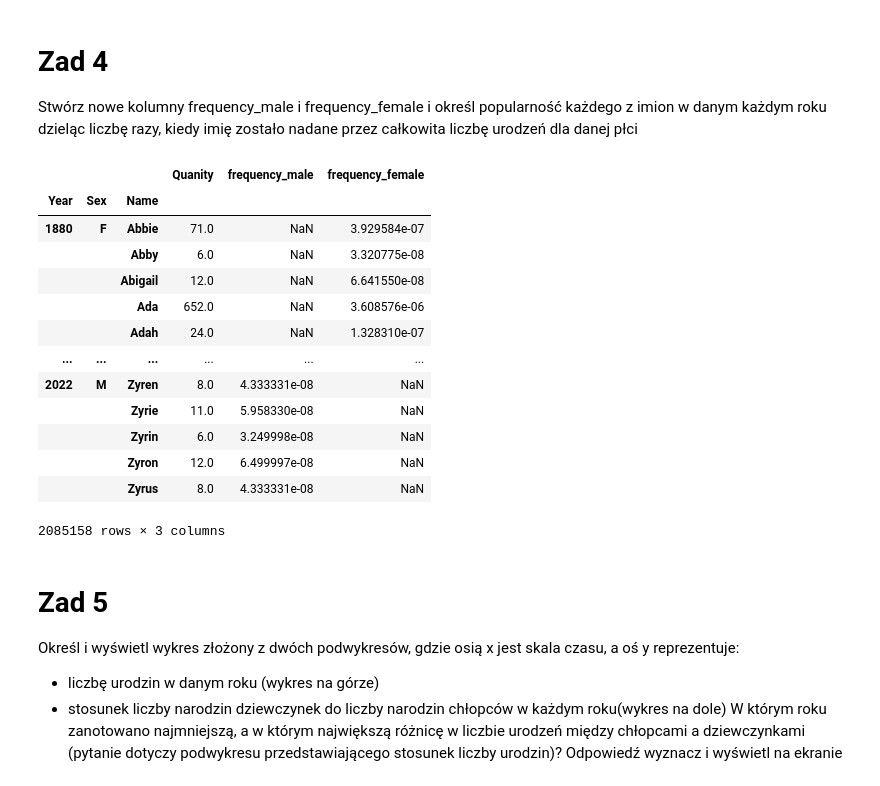
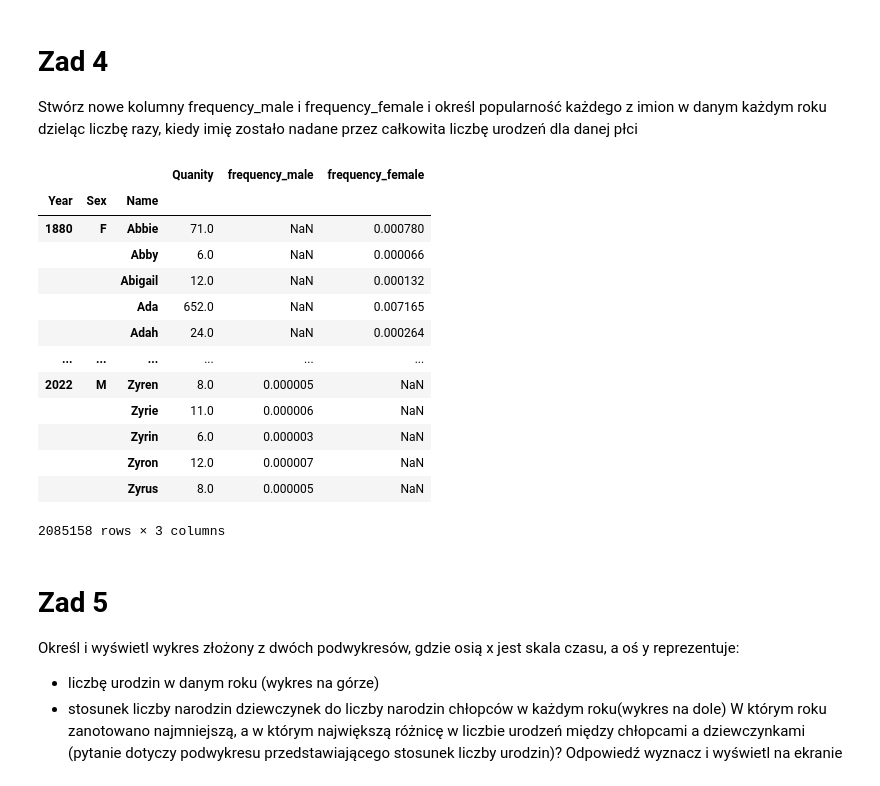
Before and after one commit to pawel-gawron/EAD-Eksploracyjna-analiza-danych, a Jupyter notebook: Lab 05 - Projekt pandas Matplotlib/Lab_05.ipynb, the cells around one changed output. Saved outputs shown, nothing was run; the diff lists cells and outputs as text; code cells hidden in the pictures.

```diff
--- a/Lab 05 - Projekt pandas Matplotlib/Lab_05.ipynb
+++ b/Lab 05 - Projekt pandas Matplotlib/Lab_05.ipynb
@@ -70,27 +70,33 @@ Stwórz nowe kolumny frequency_male i frequency_female i określ popularność k
 # %%
 names_df_pivot = names_df.pivot_table(index=['Year', 'Sex', 'Name'], values='Quanity')
 
-names_male_freq = names_df_pivot.loc[(slice(None), 'M'), :].apply(lambda x: x.values/x.sum())
-names_female_freq = names_df_pivot.loc[(slice(None), 'F'), :].apply(lambda x: x.values/x.sum())
+births_by_year = names_df_pivot.groupby(['Year', 'Sex']).sum()
+
+# names_male_freq = names_df_pivot.loc[(slice(None), 'M'), :].apply(lambda x: x.values/x.sum())
+# names_female_freq = names_df_pivot.loc[(slice(None), 'F'), :].apply(lambda x: x.values/x.sum())
+
+names_male_freq = names_df_pivot.loc[(slice(None), 'M'), :] / births_by_year.loc[(slice(None), 'M'), :]
+names_female_freq = names_df_pivot.loc[(slice(None), 'F'), :] / births_by_year.loc[(slice(None), 'F'), :]
+
 
 names_df_pivot['frequency_male'] = names_male_freq
 names_df_pivot['frequency_female'] = names_female_freq
 
 names_df_pivot
 # %% [output]
 |  |  |  | Quanity | frequency_male | frequency_female |
 | Year | Sex | Name |  |  |  |
-| 1880 | F | Abbie | 71.0 | NaN | 3.929584e-07 |
-|  |  | Abby | 6.0 | NaN | 3.320775e-08 |
-|  |  | Abigail | 12.0 | NaN | 6.641550e-08 |
-|  |  | Ada | 652.0 | NaN | 3.608576e-06 |
-|  |  | Adah | 24.0 | NaN | 1.328310e-07 |
+| 1880 | F | Abbie | 71.0 | NaN | 0.000780 |
+|  |  | Abby | 6.0 | NaN | 0.000066 |
+|  |  | Abigail | 12.0 | NaN | 0.000132 |
+|  |  | Ada | 652.0 | NaN | 0.007165 |
+|  |  | Adah | 24.0 | NaN | 0.000264 |
 | ... | ... | ... | ... | ... | ... |
-| 2022 | M | Zyren | 8.0 | 4.333331e-08 | NaN |
-|  |  | Zyrie | 11.0 | 5.958330e-08 | NaN |
-|  |  | Zyrin | 6.0 | 3.249998e-08 | NaN |
-|  |  | Zyron | 12.0 | 6.499997e-08 | NaN |
-|  |  | Zyrus | 8.0 | 4.333331e-08 | NaN |
+| 2022 | M | Zyren | 8.0 | 0.000005 | NaN |
+|  |  | Zyrie | 11.0 | 0.000006 | NaN |
+|  |  | Zyrin | 6.0 | 0.000003 | NaN |
+|  |  | Zyron | 12.0 | 0.000007 | NaN |
+|  |  | Zyrus | 8.0 | 0.000005 | NaN |
 2085158 rows × 3 columns
 # %% [markdown]
 # Zad 5
```
Also changed, not shown: parts of 6 cells of this notebook.
